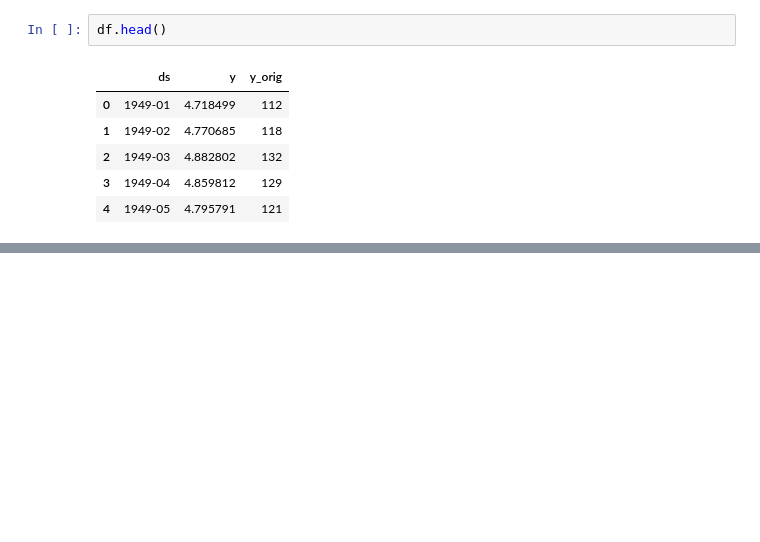
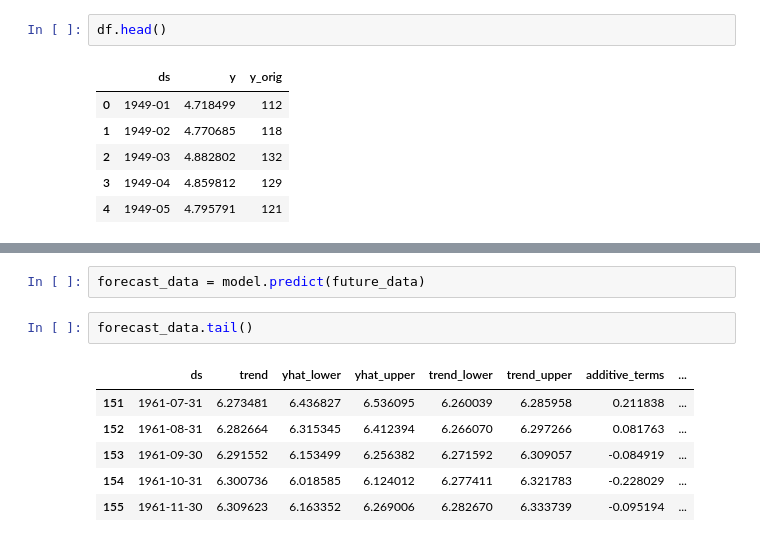
Before and after one commit to srsimonson/time-series-analysis, a Jupyter notebook: facebook_prophet.ipynb, the cells around one changed output, grey strips where cells are left out. Cells and saved outputs as stored; diff of their text form; blank space fills up the shorter version.

```diff
--- a/facebook_prophet.ipynb
+++ b/facebook_prophet.ipynb
@@ -61,0 +82,11 @@ model.fit(df)
+# %%
+forecast_data = model.predict(future_data)
+# %%
+forecast_data.tail()
+# %% [output]
+|  | ds | trend | yhat_lower | yhat_upper | trend_lower | trend_upper | additive_terms | ... |
+| 151 | 1961-07-31 | 6.273481 | 6.436827 | 6.536095 | 6.260039 | 6.285958 | 0.211838 | ... |
+| 152 | 1961-08-31 | 6.282664 | 6.315345 | 6.412394 | 6.266070 | 6.297266 | 0.081763 | ... |
+| 153 | 1961-09-30 | 6.291552 | 6.153499 | 6.256382 | 6.271592 | 6.309057 | -0.084919 | ... |
+| 154 | 1961-10-31 | 6.300736 | 6.018585 | 6.124012 | 6.277411 | 6.321783 | -0.228029 | ... |
+| 155 | 1961-11-30 | 6.309623 | 6.163352 | 6.269006 | 6.282670 | 6.333739 | -0.095194 | ... |
```
Also changed, not shown: parts of 4 cells of this notebook.
